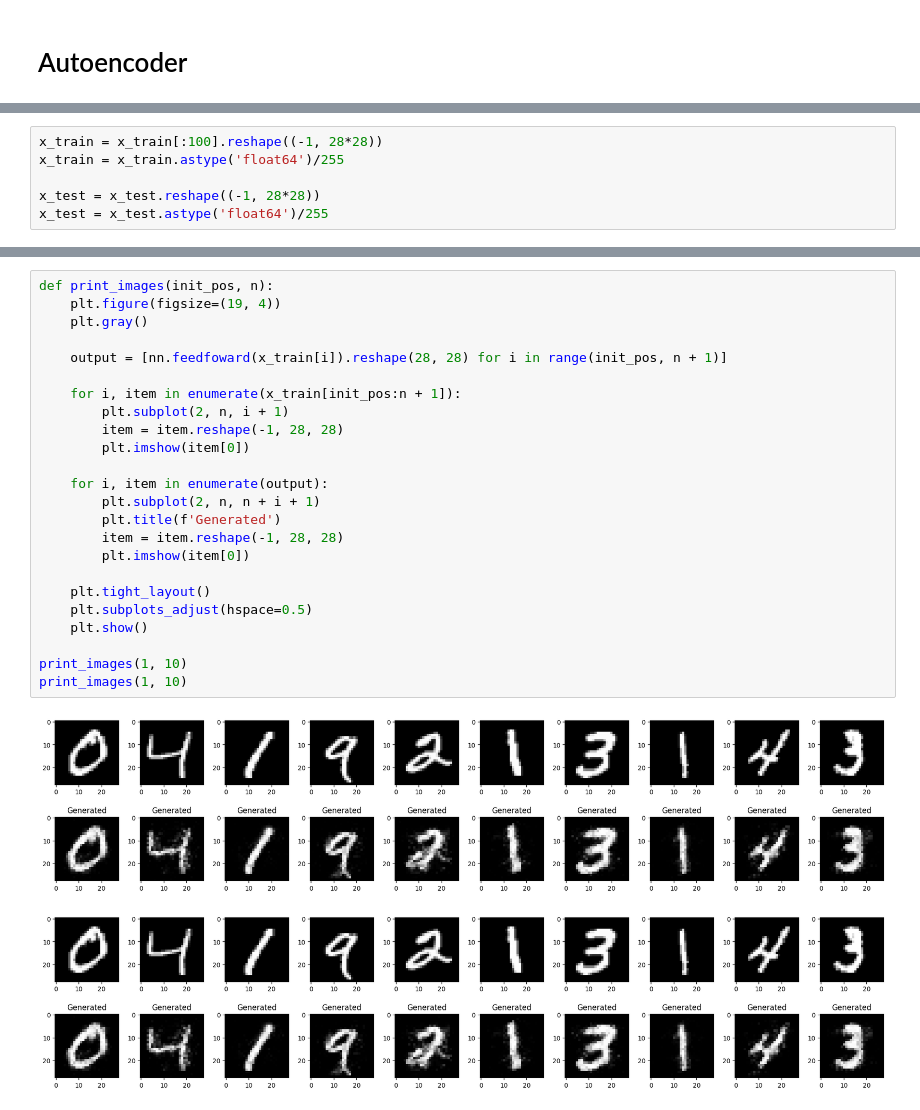
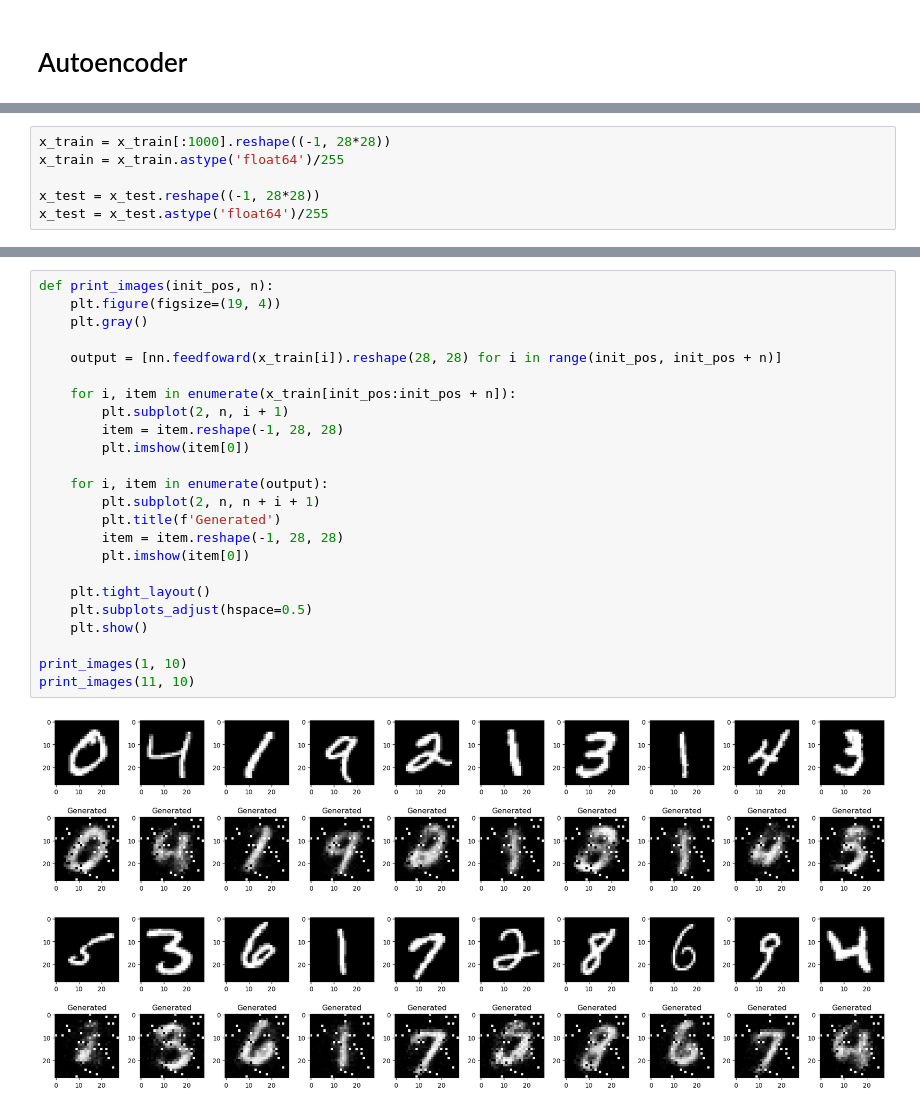
Before and after one commit to ricardocardn/NeuralNetworkImplementation, a Jupyter notebook: tests.ipynb, the cells around one changed output, grey strips where cells are left out. Drawn from its saved outputs; the diff is of its cells as text.

```diff
--- a/tests.ipynb
+++ b/tests.ipynb
@@ -214,7 +212,7 @@ nn.set(SequentialLayer(128, 784, activation=activation_functions.sigmoid,
 
 (x_train, y_train), (x_test, y_test) = mnist.load_data()
 # %%
-x_train = x_train[:100].reshape((-1, 28*28))
+x_train = x_train[:1000].reshape((-1, 28*28))
 x_train = x_train.astype('float64')/255
 
 x_test = x_test.reshape((-1, 28*28))
@@ -242,27 +234,27 @@ epoch 990 - Loss 0.15746
 # %%
 def print_images(init_pos, n):
     plt.figure(figsize=(19, 4))
     plt.gray()
 
-    output = [nn.feedfoward(x_train[i]).reshape(28, 28) for i in range(init_pos, n + 1)]
+    output = [nn.feedfoward(x_train[i]).reshape(28, 28) for i in range(init_pos, init_pos + n)]
 
-    for i, item in enumerate(x_train[init_pos:n + 1]):
+    for i, item in enumerate(x_train[init_pos:init_pos + n]):
         plt.subplot(2, n, i + 1)
         item = item.reshape(-1, 28, 28)
         plt.imshow(item[0])
 
     for i, item in enumerate(output):
         plt.subplot(2, n, n + i + 1)
         plt.title(f'Generated')
         item = item.reshape(-1, 28, 28)
         plt.imshow(item[0])
 
     plt.tight_layout()
     plt.subplots_adjust(hspace=0.5)
     plt.show()
 
 print_images(1, 10)
-print_images(1, 10)
+print_images(11, 10)
 # %% [output]
-[figure, old version]
+[figure, new version]
-[figure, old version]
+[figure, new version]
```
Also changed, not shown: parts of 4 cells of this notebook, 1 other file.
